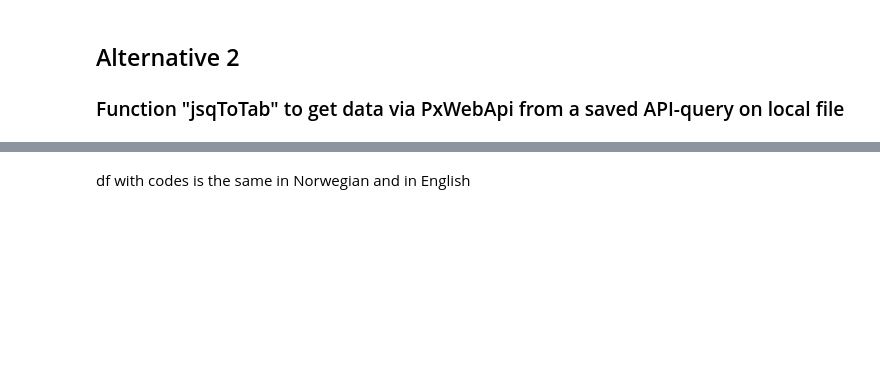
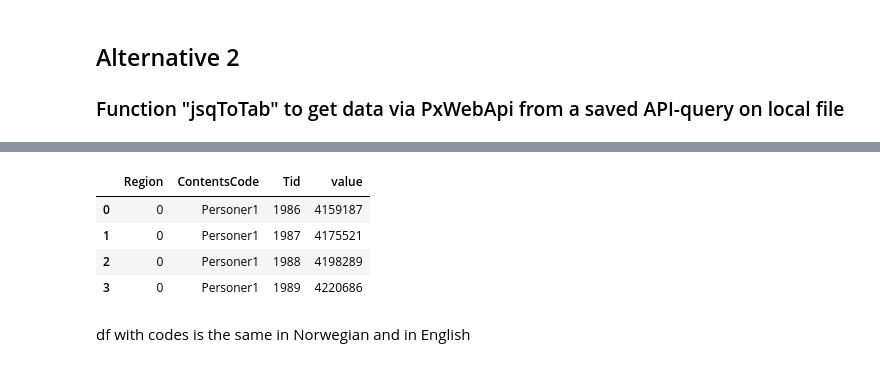
Before and after one commit to janbrus/ssb-api-python-examples, a Jupyter notebook: jsonstatToPandas_function-en.ipynb, the cells around one changed output, grey strips where cells are left out. Cells and saved outputs as stored; diff of their text form; code cells hidden in the pictures; blank space fills up the shorter version.

```diff
--- a/jsonstatToPandas_function-en.ipynb
+++ b/jsonstatToPandas_function-en.ipynb
@@ -157,2 +166,8 @@ df
 # %%
-df_id
+df_id.head(4)
+# %% [output]
+|  | Region | ContentsCode | Tid | value |
+| 0 | 0 | Personer1 | 1986 | 4159187 |
+| 1 | 0 | Personer1 | 1987 | 4175521 |
+| 2 | 0 | Personer1 | 1988 | 4198289 |
+| 3 | 0 | Personer1 | 1989 | 4220686 |
```
Also changed, not shown: parts of 19 cells of this notebook, 1 other file.
